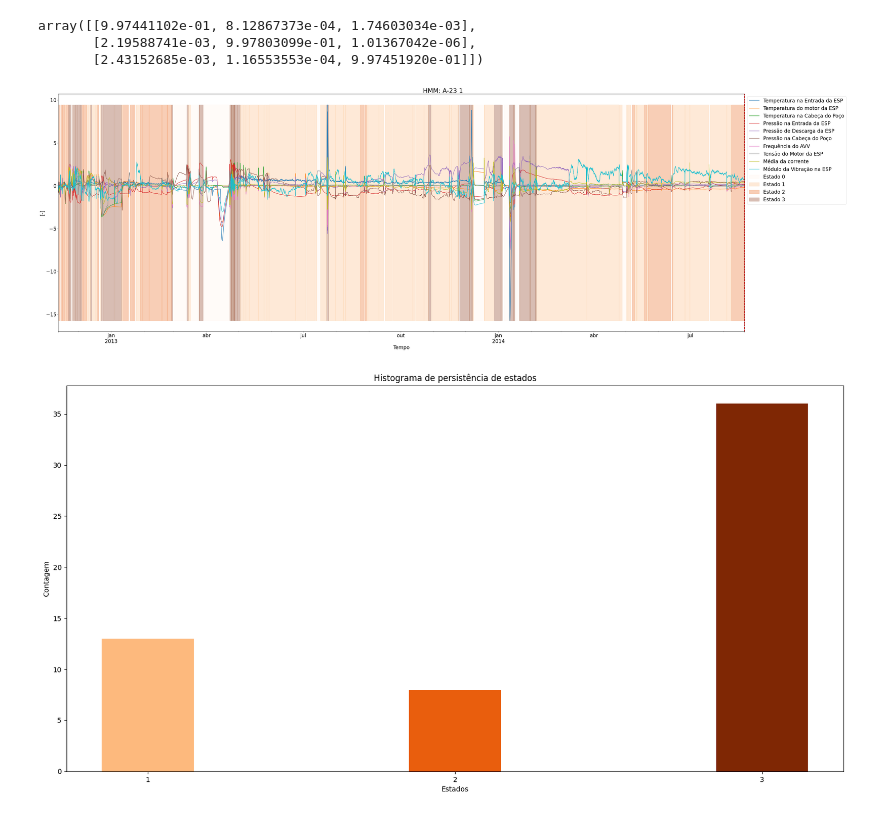
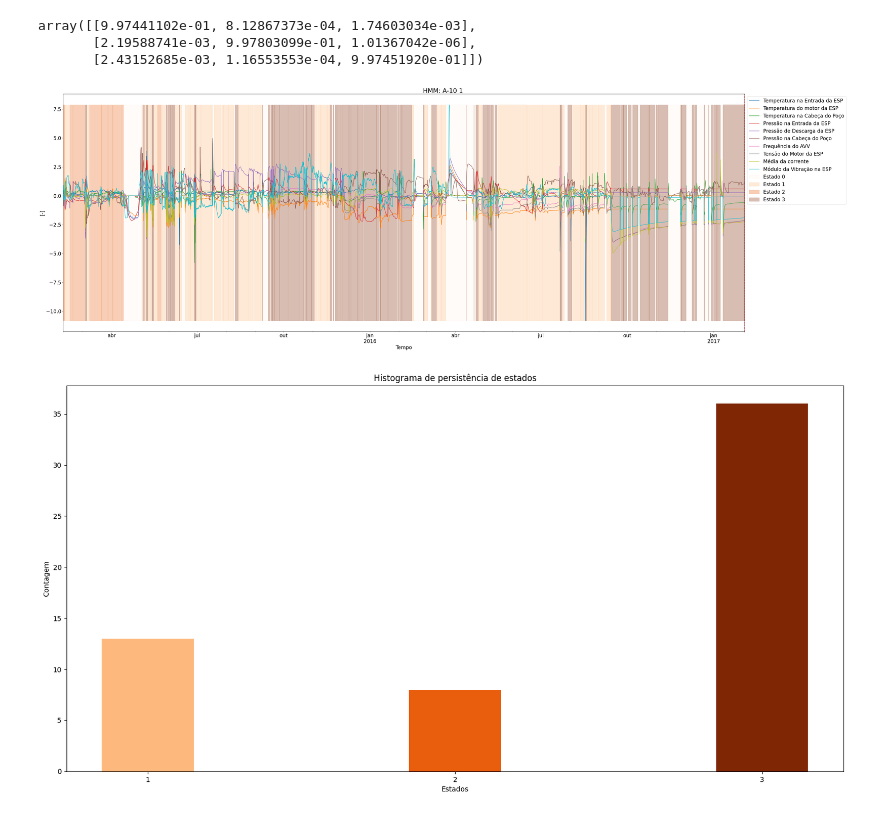
Before and after one commit to RL2-SP3/LISSA, a Jupyter notebook: examples/teste_boxcox.ipynb, the cells around one changed output. Saved outputs shown, nothing was run; the diff lists cells and outputs as text; code cells hidden in the pictures.

```diff
--- a/examples/teste_boxcox.ipynb
+++ b/examples/teste_boxcox.ipynb
@@ -116,22 +116,22 @@ array([[9.97441102e-01, 8.12867373e-04, 1.74603034e-03],
        [2.19588741e-03, 9.97803099e-01, 1.01367042e-06],
        [2.43152685e-03, 1.16553553e-04, 9.97451920e-01]])
 # %%
-pump = pumpList[2]
+pump = pumpList[7]
 
 pumpData = totalData.loc[totalData["Well Run"]==pump].copy()
 
 # pumpData["index"] = pd.to_datetime(pumpData["index"])
 # pumpData.set_index("index",inplace=True)
 pumpData = pumpData.asfreq('h',fill_value=0)
 
 
 fig,axs = li.HMMPicture(pumpData,pump,Headers=Headers,measures='[-]',states="State BC", numberOfStates=3, figsize=(45,15),english=False)
 axs.set_xlabel("Tempo")
 
 
 fig.savefig("../imagens_gerais/pumps/"+pump+"markovrun.jpg")
 # %% [output]
-[figure, old version]
+[figure, new version]
 # %%
 medianListR = np.array([])
 
```
